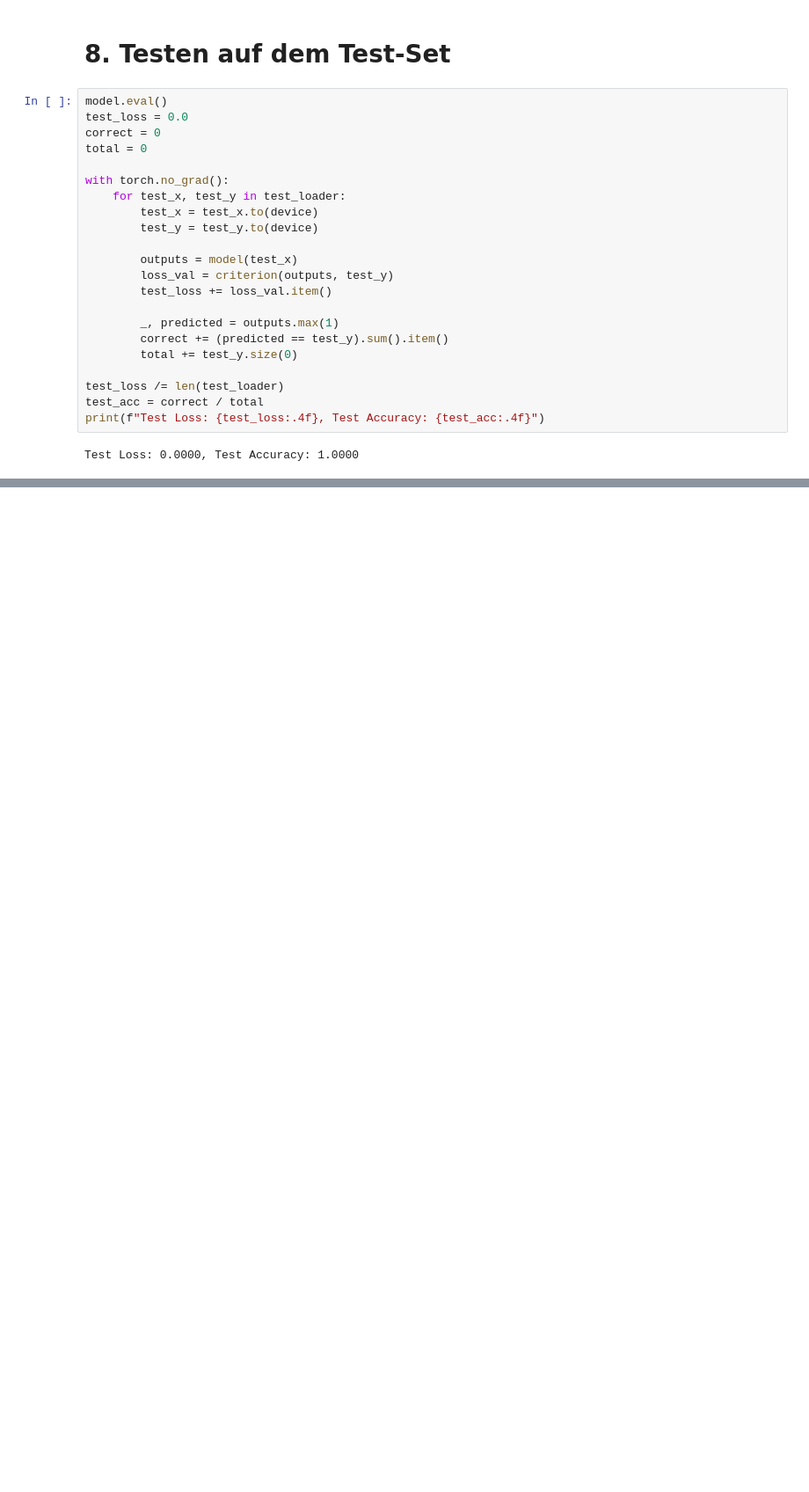
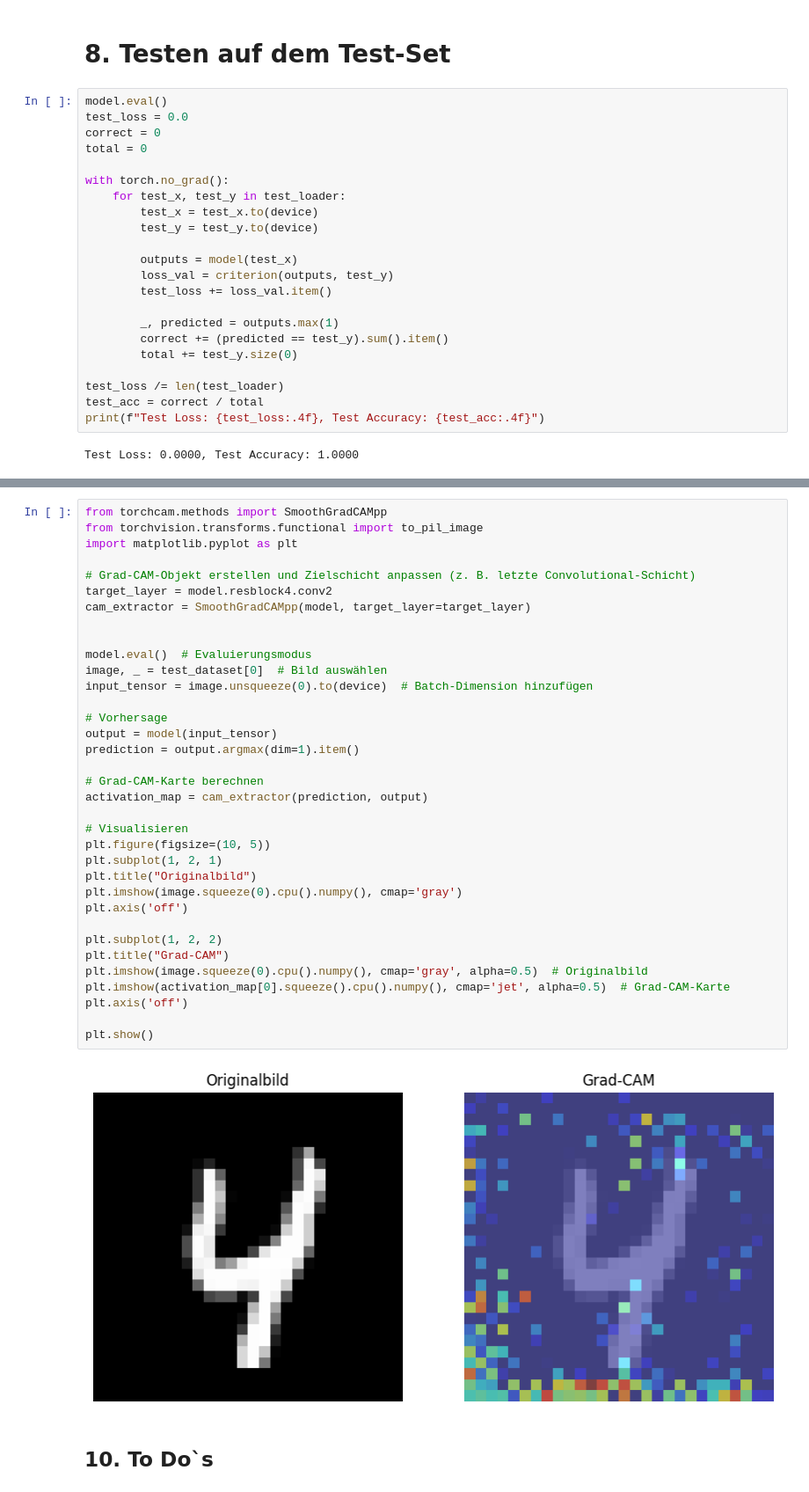
Before and after one commit to flavorhor/Bachelorarbeit, a Jupyter notebook: LSB/28x28LCNNcopy.ipynb, the cells around one changed output, grey strips where cells are left out. Shown: that part at 88% size. Drawn from its saved outputs; the diff is of its cells as text; blank space fills up the shorter version.

```diff
--- a/LSB/28x28LCNNcopy.ipynb
+++ b/LSB/28x28LCNNcopy.ipynb
@@ -395,0 +373,39 @@ Noch nicht (oder nur rudimentär) umgesetzt
+# %%
+from torchcam.methods import SmoothGradCAMpp
+from torchvision.transforms.functional import to_pil_image
+import matplotlib.pyplot as plt
+
+# Grad-CAM-Objekt erstellen und Zielschicht anpassen (z. B. letzte Convolutional-Schicht)
+target_layer = model.resblock4.conv2
+cam_extractor = SmoothGradCAMpp(model, target_layer=target_layer)
+
+
+model.eval()  # Evaluierungsmodus
+image, _ = test_dataset[0]  # Bild auswählen
+input_tensor = image.unsqueeze(0).to(device)  # Batch-Dimension hinzufügen
+
+# Vorhersage
+output = model(input_tensor)
+prediction = output.argmax(dim=1).item()
+
+# Grad-CAM-Karte berechnen
+activation_map = cam_extractor(prediction, output)
+
+# Visualisieren
+plt.figure(figsize=(10, 5))
+plt.subplot(1, 2, 1)
+plt.title("Originalbild")
+plt.imshow(image.squeeze(0).cpu().numpy(), cmap='gray')
+plt.axis('off')
+
+plt.subplot(1, 2, 2)
+plt.title("Grad-CAM")
+plt.imshow(image.squeeze(0).cpu().numpy(), cmap='gray', alpha=0.5)  # Originalbild
+plt.imshow(activation_map[0].squeeze().cpu().numpy(), cmap='jet', alpha=0.5)  # Grad-CAM-Karte
+plt.axis('off')
+
+plt.show()
+# %% [output]
+[figure, added]
+# %% [markdown]
+## 10. To Do`s
```
Also changed, not shown: parts of 14 cells of this notebook, 3 other files.
